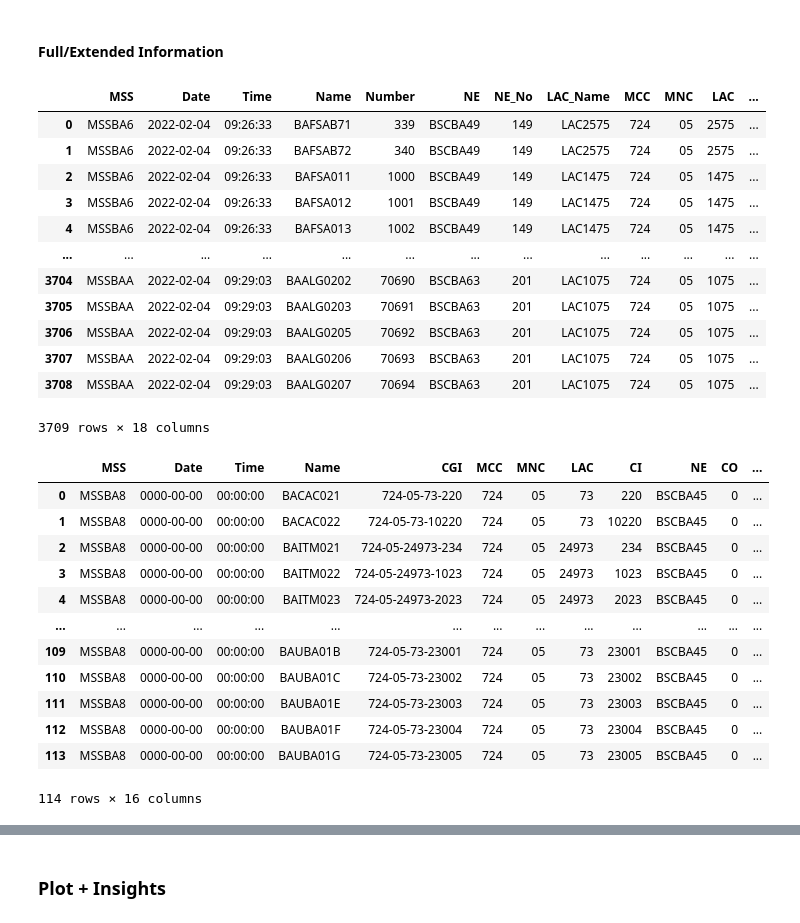
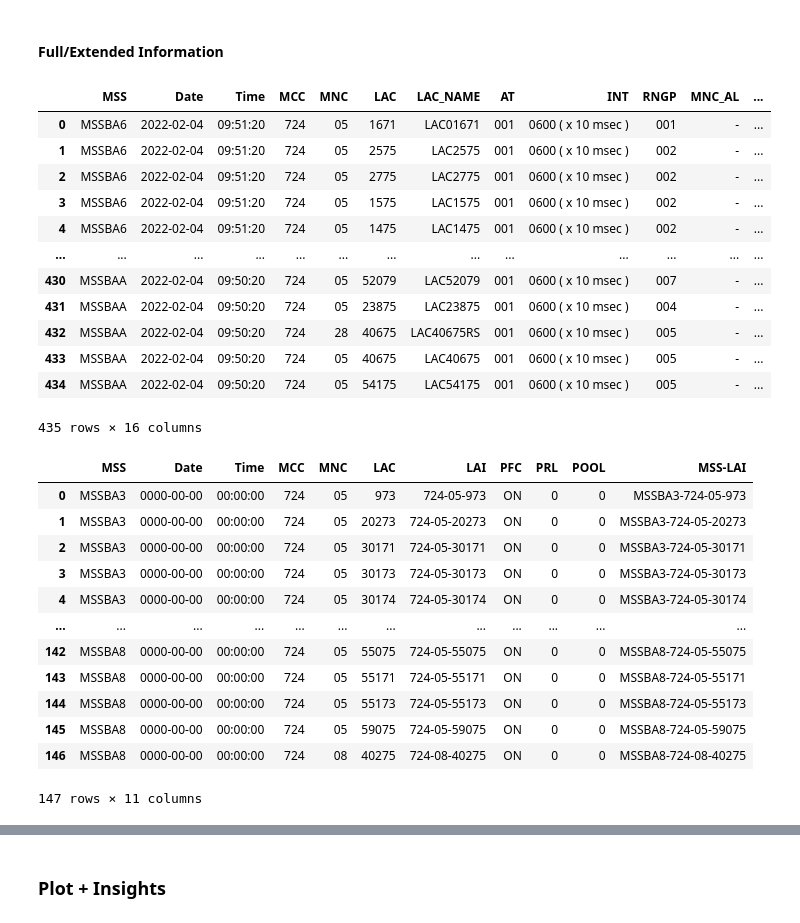
Before and after one commit to alvarova26/Python_and_Notebooks, a Jupyter notebook: NOK_&_ERI/NOK_ERI_Get_def_LAI_&_R30k_MSS.ipynb, the cells around one changed output, grey strips where cells are left out. Saved outputs shown, nothing was run; the diff lists cells and outputs as text; code cells hidden in the pictures.

```diff
--- a/NOK_&_ERI/NOK_ERI_Get_def_LAI_&_R30k_MSS.ipynb
+++ b/NOK_&_ERI/NOK_ERI_Get_def_LAI_&_R30k_MSS.ipynb
@@ -48,6 +33,6 @@ df_nok_lai_def_mss_summ
 df_nok_lai_def_mss_full, df_nok_lai_def_mss_summ = NOK_ERI_Toolkit.get_def_lai_nok(log_file_path=NOK_path_to_def_lai_logfile)
 # %%
 # Get defined LAIs from Ericsson's logfiles
-df_eri_2g_cell_full, df_eri_2g_cell_summ = NOK_ERI_Toolkit.get_2g_cell_eri(log_file_path=ERI_path_to_2g_cell_logfile)
+df_eri_lai_def_mss_full, df_eri_lai_def_mss_summ = NOK_ERI_Toolkit.get_def_lai_eri(log_file_path=ERI_path_to_def_lai_logfile)
 # %%
 # Get R30k LAIs information from Nokia's logfiles
@@ -200,37 +115,37 @@ df_eri_3g_cell_no_ne_summ
 # %% [markdown]
 #### Full/Extended Information
 # %%
-# Print 2G Nokia's full/extended
-df_nok_2g_cell_full
+# Print defined LAIs Nokia's full
+df_nok_lai_def_mss_full
 # %% [output]
-|  | MSS | Date | Time | Name | Number | NE | NE_No | LAC_Name | MCC | MNC | LAC | ... |
-| 0 | MSSBA6 | 2022-02-04 | 09:26:33 | BAFSAB71 | 339 | BSCBA49 | 149 | LAC2575 | 724 | 05 | 2575 | ... |
-| 1 | MSSBA6 | 2022-02-04 | 09:26:33 | BAFSAB72 | 340 | BSCBA49 | 149 | LAC2575 | 724 | 05 | 2575 | ... |
-| 2 | MSSBA6 | 2022-02-04 | 09:26:33 | BAFSA011 | 1000 | BSCBA49 | 149 | LAC1475 | 724 | 05 | 1475 | ... |
-| 3 | MSSBA6 | 2022-02-04 | 09:26:33 | BAFSA012 | 1001 | BSCBA49 | 149 | LAC1475 | 724 | 05 | 1475 | ... |
-| 4 | MSSBA6 | 2022-02-04 | 09:26:33 | BAFSA013 | 1002 | BSCBA49 | 149 | LAC1475 | 724 | 05 | 1475 | ... |
+|  | MSS | Date | Time | MCC | MNC | LAC | LAC_NAME | AT | INT | RNGP | MNC_AL | ... |
+| 0 | MSSBA6 | 2022-02-04 | 09:51:20 | 724 | 05 | 1671 | LAC01671 | 001 | 0600 ( x 10 msec ) | 001 | - | ... |
+| 1 | MSSBA6 | 2022-02-04 | 09:51:20 | 724 | 05 | 2575 | LAC2575 | 001 | 0600 ( x 10 msec ) | 002 | - | ... |
+| 2 | MSSBA6 | 2022-02-04 | 09:51:20 | 724 | 05 | 2775 | LAC2775 | 001 | 0600 ( x 10 msec ) | 002 | - | ... |
+| 3 | MSSBA6 | 2022-02-04 | 09:51:20 | 724 | 05 | 1575 | LAC1575 | 001 | 0600 ( x 10 msec ) | 002 | - | ... |
+| 4 | MSSBA6 | 2022-02-04 | 09:51:20 | 724 | 05 | 1475 | LAC1475 | 001 | 0600 ( x 10 msec ) | 002 | - | ... |
 | ... | ... | ... | ... | ... | ... | ... | ... | ... | ... | ... | ... | ... |
-| 3704 | MSSBAA | 2022-02-04 | 09:29:03 | BAALG0202 | 70690 | BSCBA63 | 201 | LAC1075 | 724 | 05 | 1075 | ... |
-| 3705 | MSSBAA | 2022-02-04 | 09:29:03 | BAALG0203 | 70691 | BSCBA63 | 201 | LAC1075 | 724 | 05 | 1075 | ... |
-| 3706 | MSSBAA | 2022-02-04 | 09:29:03 | BAALG0205 | 70692 | BSCBA63 | 201 | LAC1075 | 724 | 05 | 1075 | ... |
-| 3707 | MSSBAA | 2022-02-04 | 09:29:03 | BAALG0206 | 70693 | BSCBA63 | 201 | LAC1075 | 724 | 05 | 1075 | ... |
-| 3708 | MSSBAA | 2022-02-04 | 09:29:03 | BAALG0207 | 70694 | BSCBA63 | 201 | LAC1075 | 724 | 05 | 1075 | ... |
+| 430 | MSSBAA | 2022-02-04 | 09:50:20 | 724 | 05 | 52079 | LAC52079 | 001 | 0600 ( x 10 msec ) | 007 | - | ... |
+| 431 | MSSBAA | 2022-02-04 | 09:50:20 | 724 | 05 | 23875 | LAC23875 | 001 | 0600 ( x 10 msec ) | 004 | - | ... |
+| 432 | MSSBAA | 2022-02-04 | 09:50:20 | 724 | 28 | 40675 | LAC40675RS | 001 | 0600 ( x 10 msec ) | 005 | - | ... |
+| 433 | MSSBAA | 2022-02-04 | 09:50:20 | 724 | 05 | 40675 | LAC40675 | 001 | 0600 ( x 10 msec ) | 005 | - | ... |
+| 434 | MSSBAA | 2022-02-04 | 09:50:20 | 724 | 05 | 54175 | LAC54175 | 001 | 0600 ( x 10 msec ) | 005 | - | ... |
-3709 rows × 18 columns
+435 rows × 16 columns
 # %%
-# Print 2G Ericsson's full/extended
-df_eri_2g_cell_full
+# Print defined LAIs Ericsson's full
+df_eri_lai_def_mss_full
 # %% [output]
-|  | MSS | Date | Time | Name | CGI | MCC | MNC | LAC | CI | NE | CO | ... |
-| 0 | MSSBA8 | 0000-00-00 | 00:00:00 | BACAC021 | 724-05-73-220 | 724 | 05 | 73 | 220 | BSCBA45 | 0 | ... |
-| 1 | MSSBA8 | 0000-00-00 | 00:00:00 | BACAC022 | 724-05-73-10220 | 724 | 05 | 73 | 10220 | BSCBA45 | 0 | ... |
-| 2 | MSSBA8 | 0000-00-00 | 00:00:00 | BAITM021 | 724-05-24973-234 | 724 | 05 | 24973 | 234 | BSCBA45 | 0 | ... |
-| 3 | MSSBA8 | 0000-00-00 | 00:00:00 | BAITM022 | 724-05-24973-1023 | 724 | 05 | 24973 | 1023 | BSCBA45 | 0 | ... |
-| 4 | MSSBA8 | 0000-00-00 | 00:00:00 | BAITM023 | 724-05-24973-2023 | 724 | 05 | 24973 | 2023 | BSCBA45 | 0 | ... |
-| ... | ... | ... | ... | ... | ... | ... | ... | ... | ... | ... | ... | ... |
-| 109 | MSSBA8 | 0000-00-00 | 00:00:00 | BAUBA01B | 724-05-73-23001 | 724 | 05 | 73 | 23001 | BSCBA45 | 0 | ... |
-| 110 | MSSBA8 | 0000-00-00 | 00:00:00 | BAUBA01C | 724-05-73-23002 | 724 | 05 | 73 | 23002 | BSCBA45 | 0 | ... |
-| 111 | MSSBA8 | 0000-00-00 | 00:00:00 | BAUBA01E | 724-05-73-23003 | 724 | 05 | 73 | 23003 | BSCBA45 | 0 | ... |
-| 112 | MSSBA8 | 0000-00-00 | 00:00:00 | BAUBA01F | 724-05-73-23004 | 724 | 05 | 73 | 23004 | BSCBA45 | 0 | ... |
-| 113 | MSSBA8 | 0000-00-00 | 00:00:00 | BAUBA01G | 724-05-73-23005 | 724 | 05 | 73 | 23005 | BSCBA45 | 0 | ... |
+|  | MSS | Date | Time | MCC | MNC | LAC | LAI | PFC | PRL | POOL | MSS-LAI |
+| 0 | MSSBA3 | 0000-00-00 | 00:00:00 | 724 | 05 | 973 | 724-05-973 | ON | 0 | 0 | MSSBA3-724-05-973 |
+| 1 | MSSBA3 | 0000-00-00 | 00:00:00 | 724 | 05 | 20273 | 724-05-20273 | ON | 0 | 0 | MSSBA3-724-05-20273 |
+| 2 | MSSBA3 | 0000-00-00 | 00:00:00 | 724 | 05 | 30171 | 724-05-30171 | ON | 0 | 0 | MSSBA3-724-05-30171 |
+| 3 | MSSBA3 | 0000-00-00 | 00:00:00 | 724 | 05 | 30173 | 724-05-30173 | ON | 0 | 0 | MSSBA3-724-05-30173 |
+| 4 | MSSBA3 | 0000-00-00 | 00:00:00 | 724 | 05 | 30174 | 724-05-30174 | ON | 0 | 0 | MSSBA3-724-05-30174 |
+| ... | ... | ... | ... | ... | ... | ... | ... | ... | ... | ... | ... |
+| 142 | MSSBA8 | 0000-00-00 | 00:00:00 | 724 | 05 | 55075 | 724-05-55075 | ON | 0 | 0 | MSSBA8-724-05-55075 |
+| 143 | MSSBA8 | 0000-00-00 | 00:00:00 | 724 | 05 | 55171 | 724-05-55171 | ON | 0 | 0 | MSSBA8-724-05-55171 |
+| 144 | MSSBA8 | 0000-00-00 | 00:00:00 | 724 | 05 | 55173 | 724-05-55173 | ON | 0 | 0 | MSSBA8-724-05-55173 |
+| 145 | MSSBA8 | 0000-00-00 | 00:00:00 | 724 | 05 | 59075 | 724-05-59075 | ON | 0 | 0 | MSSBA8-724-05-59075 |
+| 146 | MSSBA8 | 0000-00-00 | 00:00:00 | 724 | 08 | 40275 | 724-08-40275 | ON | 0 | 0 | MSSBA8-724-08-40275 |
-114 rows × 16 columns
+147 rows × 11 columns
 # %%
```
Also changed, not shown: parts of 21 cells of this notebook.
